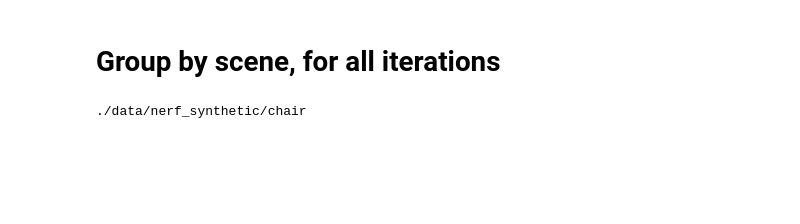
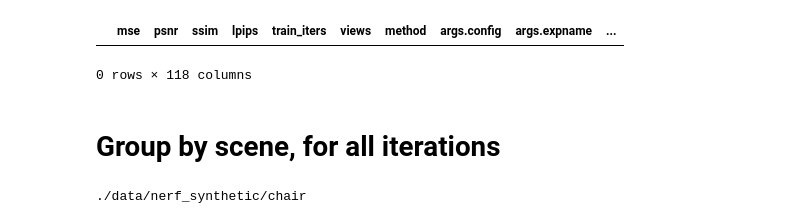
Before and after one commit to ajayjain/DietNeRF, a Jupyter notebook: nb/210309 Aggregate metrics.ipynb, the cells around one changed output. Saved outputs shown, nothing was run; the diff lists cells and outputs as text; code cells hidden in the pictures; blank space fills up the shorter version.

```diff
--- a/nb/210309 Aggregate metrics.ipynb
+++ b/nb/210309 Aggregate metrics.ipynb
@@ -101,3 +121,8 @@ Skipping configs/257_blender_materials_8views_ctr.txt (blacklist)
+# %%
+metrics_df[metrics_df['args.expname'] == '256_blender_hotdog_8views_ctr_resume']
+# %% [output]
+|  | mse | psnr | ssim | lpips | train_iters | views | method | args.config | args.expname | ... |
+0 rows × 118 columns
 # %% [markdown]
 # Group by scene, for all iterations
 # %%
```
Also changed, not shown: parts of 7 cells of this notebook, 11 other files.
